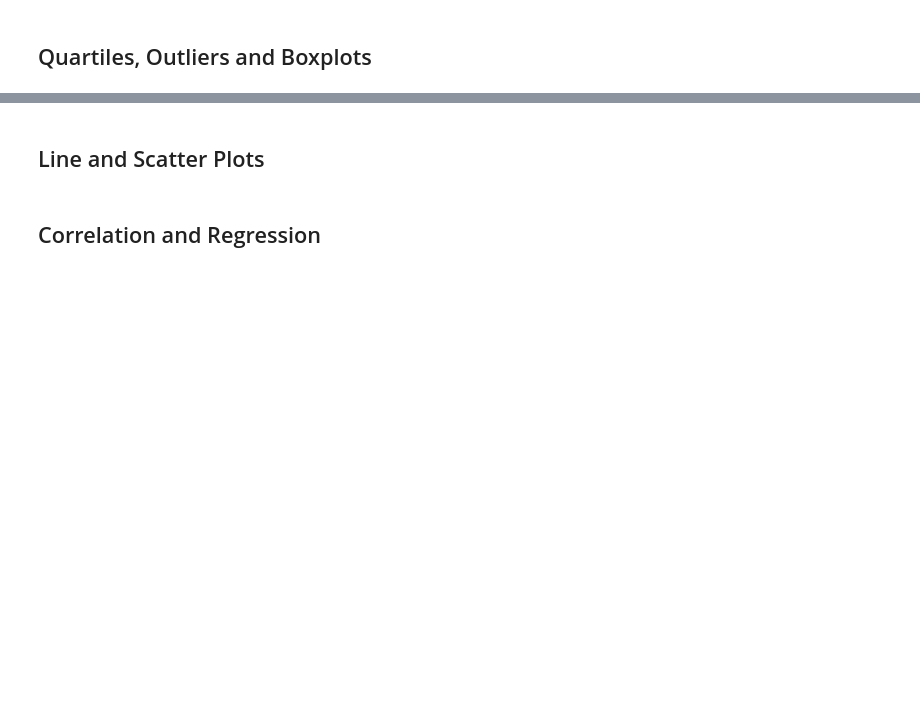
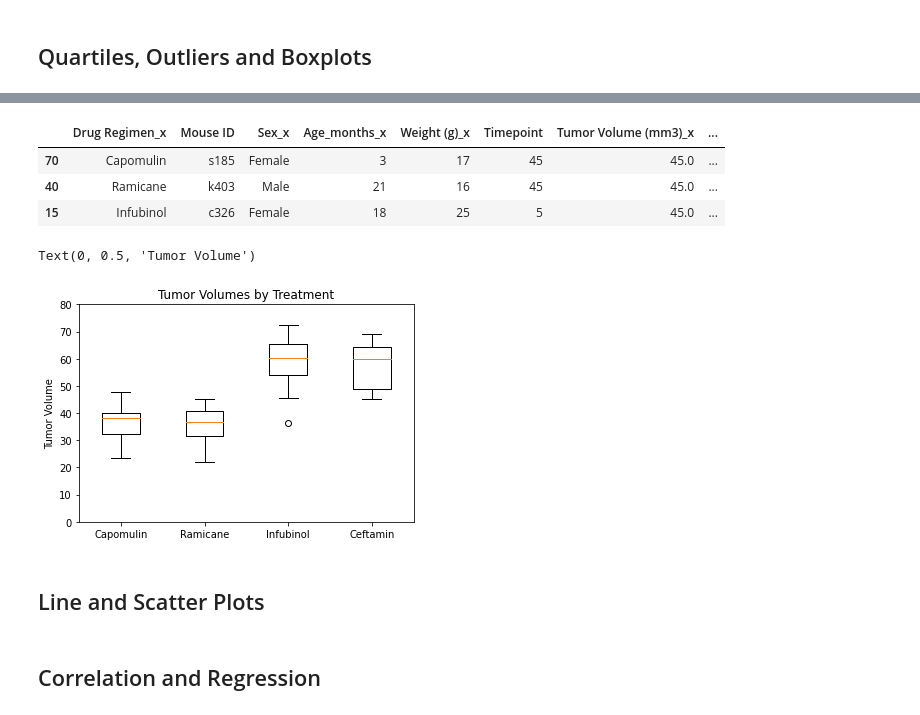
Before and after one commit to owenmeyer3/matplotlib-challenge, a Jupyter notebook: Instructions/Pymaceuticals/pymaceuticals_starter.ipynb, the cells around one changed output, grey strips where cells are left out. Drawn from its saved outputs; the diff is of its cells as text; code cells hidden in the pictures; blank space fills up the shorter version.

```diff
--- a/Instructions/Pymaceuticals/pymaceuticals_starter.ipynb
+++ b/Instructions/Pymaceuticals/pymaceuticals_starter.ipynb
@@ -181,8 +173,11 @@ plt.pie(sizes, labels = labels, autopct = '%1.1f%%')
 # %%
 # Calculate the final tumor volume of each mouse across four of the treatment regimens:
 # Capomulin, Ramicane, Infubinol, and Ceftamin
+pharm_data_cln_CRIC = pharm_data_cln[(pharm_data_cln['Drug Regimen'] == 'Capomulin') | (pharm_data_cln['Drug Regimen'] == 'Ramicane') | (pharm_data_cln['Drug Regimen'] == 'Infubinol') | (pharm_data_cln['Drug Regimen'] == 'Ceftamin')]
 
 # Start by getting the last (greatest) timepoint for each mouse
-
+lastTimePointByMID = pharm_data_cln_CRIC.groupby('Mouse ID').max()
 
 # Merge this group df with the original dataframe to get the tumor volume at the last timepoint
+lastTimeCIRC = lastTimePointByMID.merge(pharm_data_cln, how = 'left', on = ['Timepoint', 'Mouse ID'])#[['Mouse ID', 'Timepoint']]
+lastTimeCIRC
@@ -206,5 +198,65 @@ plt.pie(sizes, labels = labels, autopct = '%1.1f%%')
+# %%
+# Put treatments into a list for for loop (and later for plot labels)
+treatmentsCIRC = lastTimeCIRC['Drug Regimen_y'].unique()
+
+# Create empty list to fill with tumor vol data (for plotting)
+tumorVolCIRC = []
+
+# Calculate the IQR and quantitatively determine if there are any potential outliers.
+
+
+    # Locate the rows which contain mice on each drug and get the tumor volumes
+lastTimeCap = lastTimeCIRC[tumorVolAtLastTimeCIRC['Drug Regimen_y'] == 'Capomulin']
+lastTimeRam = lastTimeCIRC[tumorVolAtLastTimeCIRC['Drug Regimen_y'] == 'Ramicane']
+lastTimeInf = lastTimeCIRC[tumorVolAtLastTimeCIRC['Drug Regimen_y'] == 'Infubinol']
+lastTimeCef = lastTimeCIRC[tumorVolAtLastTimeCIRC['Drug Regimen_y'] == 'Ceftamin']
+
+    # add subset
+tumorVolsCap = lastTimeCap['Tumor Volume (mm3)_y']
+tumorVolsRam = lastTimeRam['Tumor Volume (mm3)_y']
+tumorVolsInf = lastTimeInf['Tumor Volume (mm3)_y']
+tumorVolsCef = lastTimeCef['Tumor Volume (mm3)_y']
+
+    # Determine outliers using upper and lower bounds
+tumorVolsCapIQR = tumorVolsCap.quantile(0.75) - tumorVolsCap.quantile(0.25)
+tumorVolsCapOutUpLim = tumorVolsCap.median() + 1.5*tumorVolsCapIQR
+tumorVolsCapOutLowLim = tumorVolsCap.median() - 1.5*tumorVolsCapIQR
+
+tumorVolsRamIQR = tumorVolsRam.quantile(0.75) - tumorVolsRam.quantile(0.25)
+tumorVolsRamOutUpLim = tumorVolsRam.median() + 1.5*tumorVolsRamIQR
+tumorVolsRamOutLowLim = tumorVolsRam.median() - 1.5*tumorVolsRamIQR
+
+tumorVolsInfIQR = tumorVolsInf.quantile(0.75) - tumorVolsInf.quantile(0.25)
+tumorVolsInfOutUpLim = tumorVolsInf.median() + 1.5*tumorVolsInfIQR
+tumorVolsInfOutLowLim = tumorVolsInf.median() - 1.5*tumorVolsInfIQR
+
+tumorVolsCefIQR = tumorVolsCef.quantile(0.75) - tumorVolsCef.quantile(0.25)
+tumorVolsCefOutUpLim = tumorVolsCef.median() + 1.5*tumorVolsCefIQR
+tumorVolsCefOutLowLim = tumorVolsCef.median() - 1.5*tumorVolsCefIQR
+
+volOutsCap = lastTimeCap[(lastTimeCap['Tumor Volume (mm3)_y'] > tumorVolsCapOutUpLim) | (lastTimeCap['Tumor Volume (mm3)_y'] < tumorVolsCapOutLowLim)]
+volOutsRam = lastTimeRam[(lastTimeRam['Tumor Volume (mm3)_y'] > tumorVolsRamOutUpLim) | (lastTimeRam['Tumor Volume (mm3)_y'] < tumorVolsRamOutLowLim)]
+volOutsInf = lastTimeInf[(lastTimeInf['Tumor Volume (mm3)_y'] > tumorVolsInfOutUpLim) | (lastTimeInf['Tumor Volume (mm3)_y'] < tumorVolsInfOutLowLim)]
+volOutsCef = lastTimeCef[(lastTimeCef['Tumor Volume (mm3)_y'] > tumorVolsCefOutUpLim) | (lastTimeCef['Tumor Volume (mm3)_y'] < tumorVolsCefOutLowLim)]
+
+volOutsCIRC = volOutsCap.append(volOutsRam).append(volOutsInf).append(volOutsCef)
+volOutsCIRC
+# %% [output]
+|  | Drug Regimen_x | Mouse ID | Sex_x | Age_months_x | Weight (g)_x | Timepoint | Tumor Volume (mm3)_x | ... |
+| 70 | Capomulin | s185 | Female | 3 | 17 | 45 | 45.0 | ... |
+| 40 | Ramicane | k403 | Male | 21 | 16 | 45 | 45.0 | ... |
+| 15 | Infubinol | c326 | Female | 18 | 25 | 5 | 45.0 | ... |
 # %%
 # Generate a box plot of the final tumor volume of each mouse across four regimens of interest
+#DF = pd.DataFrame({'Cap': tumorVolsCap, 'Ram': tumorVolsRam, 'Inf': tumorVolsInf, 'Cef': tumorVolsCef})
+#DF.plot(kind = 'box')
+plt.boxplot([tumorVolsCap, tumorVolsRam, tumorVolsInf, tumorVolsCef], labels = ['Capomulin','Ramicane','Infubinol','Ceftamin'])
+plt.ylim(0,80)
+plt.title('Tumor Volumes by Treatment')
+plt.ylabel('Tumor Volume')
+# %% [output]
+Text(0, 0.5, 'Tumor Volume')
+[figure, added]
 # %% [markdown]
 ## Line and Scatter Plots
 # %%
```
Also changed, not shown: parts of 5 cells of this notebook.
